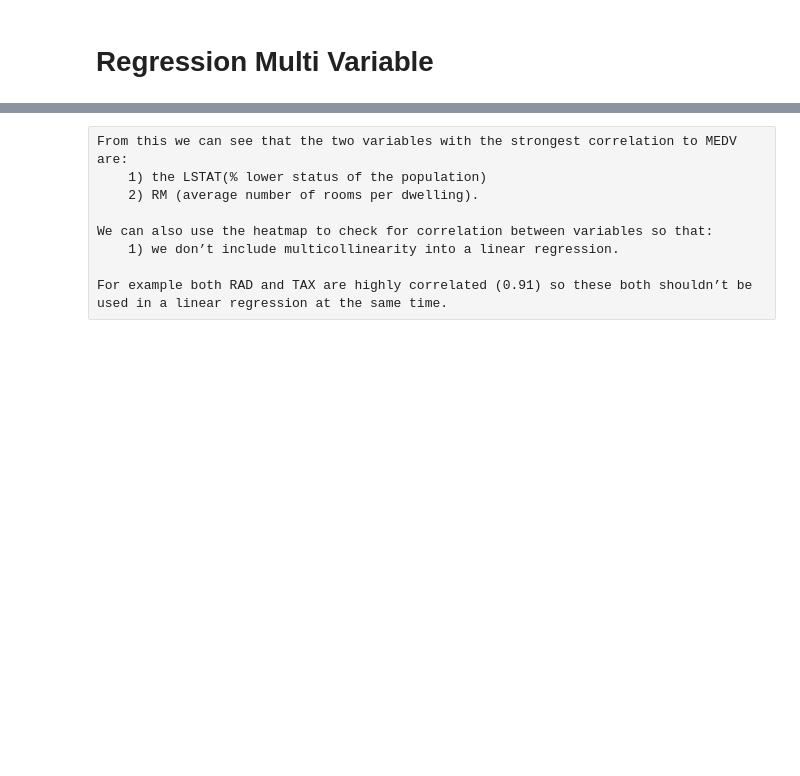
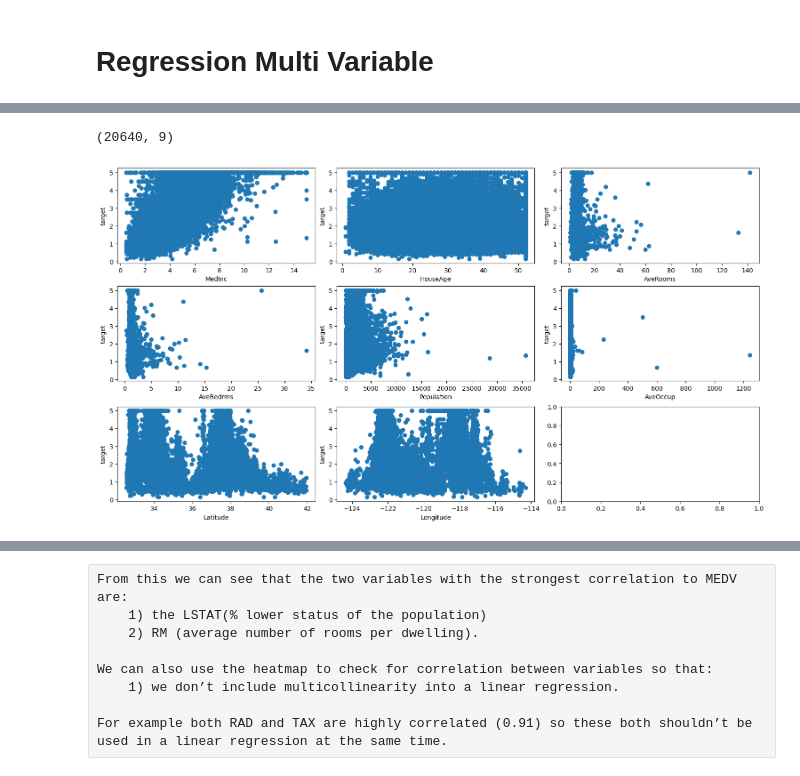
Before and after one commit to cnunezc/MFLUFTO2026, a Jupyter notebook: Labs/Lab 3 - Regresión/13_Introduction_Multi_Regression_2.ipynb, the cells around one changed output, grey strips where cells are left out. Drawn from its saved outputs; the diff is of its cells as text; code cells hidden in the pictures; blank space fills up the shorter version.

```diff
--- a/Labs/Lab 3 - Regresión/13_Introduction_Multi_Regression_2.ipynb
+++ b/Labs/Lab 3 - Regresión/13_Introduction_Multi_Regression_2.ipynb
@@ -1,12 +1,11 @@
 # %% [markdown]
 # Regression Multi Variable
 # %%
-#Boston Housing Dataset: Load the boston dataset.
-from sklearn.datasets import load_boston
-boston = load_boston()
+from sklearn.datasets import fetch_california_housing
+housing = fetch_california_housing()
 
 import pandas as pd
 
-df_boston = pd.DataFrame(boston.data,columns=boston.feature_names)
-df_boston['target'] = boston.target
-df_boston.head()
+df_housing = pd.DataFrame(housing.data,columns=housing.feature_names)
+df_housing['target'] = housing.target
+df_housing.head()
@@ -13,25 +19,26 @@ df_boston.head()
 # %%
-df_boston.shape
+df_housing.shape
+# %% [output]
+(20640, 9)
 # %%
 # visualize the relationship between the features and the response using scatterplots
 import matplotlib.pyplot as plt
 import seaborn as sns
 %matplotlib inline
 
-#sns.pairplot(df_boston, x_vars=boston.feature_names, y_vars='target')
-
-
-fig, axes = plt.subplots(3, 5,figsize=[15,8],constrained_layout=True)
+fig, axes = plt.subplots(3, 3,figsize=[15,8],constrained_layout=True)
 axes = axes.flatten()
 i=0
-for x in df_boston.columns[:-1]:
+for x in df_housing.columns[:-1]:
     plt.sca(axes[i]) # set the current Axes
-    plt.scatter(df_boston[x],df_boston.target)
+    plt.scatter(df_housing[x],df_housing.target)
     plt.xlabel(x)
     plt.ylabel("target")
     i+=1
 
 plt.show()
+# %% [output]
+[figure, added]
 # %%
 # call regplot on each axes
 fig, (ax1, ax2) = plt.subplots(ncols=2, sharey=True,figsize=[8,4])
```
Also changed, not shown: parts of 30 cells of this notebook, 5 other files.
